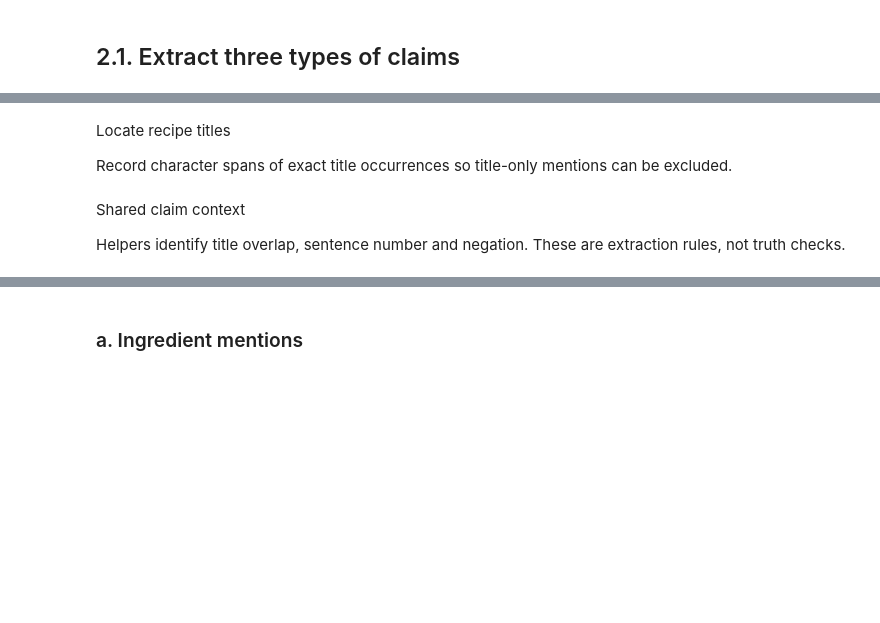
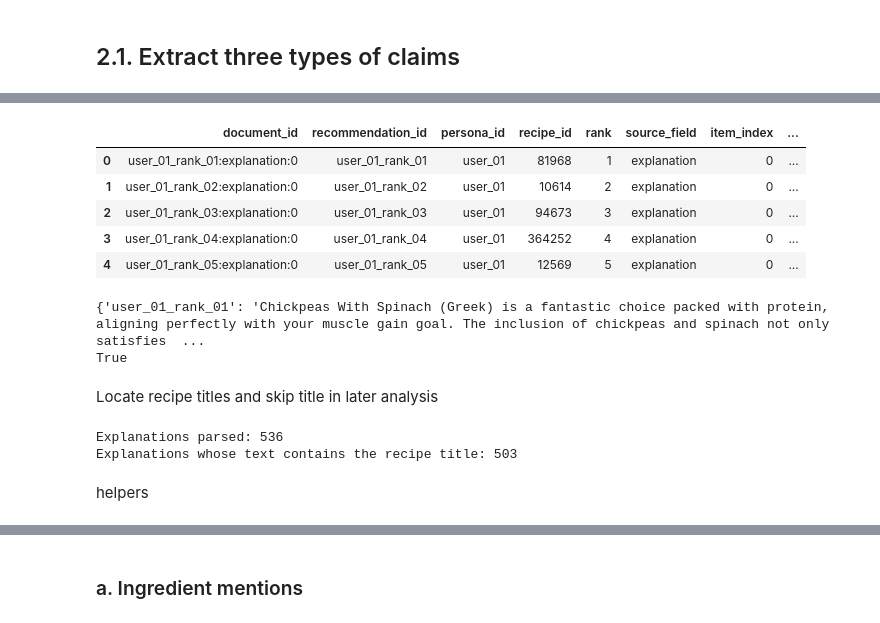
Before and after one commit to lay-animals-projects/food-recommender-evaluation, a Jupyter notebook: notebooks/extraction_verification.ipynb, the cells around one changed output, grey strips where cells are left out. Cells and saved outputs as stored; diff of their text form; code cells hidden in the pictures; blank space fills up the shorter version.

```diff
--- a/notebooks/extraction_verification.ipynb
+++ b/notebooks/extraction_verification.ipynb
@@ -420,19 +438,40 @@ Create `claim_texts`, `claim_index` and `claim_docs`. Each explanation is parsed
+# %%
+explanation_lemmas_df.head()
+# %% [output]
+|  | document_id | recommendation_id | persona_id | recipe_id | rank | source_field | item_index | ... |
+| 0 | user_01_rank_01:explanation:0 | user_01_rank_01 | user_01 | 81968 | 1 | explanation | 0 | ... |
+| 1 | user_01_rank_02:explanation:0 | user_01_rank_02 | user_01 | 10614 | 2 | explanation | 0 | ... |
+| 2 | user_01_rank_03:explanation:0 | user_01_rank_03 | user_01 | 94673 | 3 | explanation | 0 | ... |
+| 3 | user_01_rank_04:explanation:0 | user_01_rank_04 | user_01 | 364252 | 4 | explanation | 0 | ... |
+| 4 | user_01_rank_05:explanation:0 | user_01_rank_05 | user_01 | 12569 | 5 | explanation | 0 | ... |
 # %%
 # Parse every explanation once; 2.1 a-c read their claims from these parses.
 
 # Same ids as the processed lemma table: "<persona id>_rank_<rank>".
+# user_01_rank_01 -> explanation text
 claim_texts = {
     f"{entry['persona']['id']}_rank_{rank:02d}": rec["explanation"]
     for entry in recommendations
     for rank, rec in enumerate(entry["recommendations"], start=1)
 }
-assert set(claim_texts) == set(explanation_lemmas_df["recommendation_id"]), "ids differ from the lemma table"
+print(claim_texts)
+print(len(claim_texts)==len(explanation_lemmas_df))
 
 claim_index = explanation_lemmas_df[["recommendation_id", "persona_id", "recipe_id", "rank"]].copy()
 claim_ids = claim_index["recommendation_id"].tolist()
-claim_docs = dict(zip(claim_ids, text_nlp.pipe([claim_texts[i] for i in claim_ids], batch_size=64)))
+
+claim_docs = dict(
+    zip(
+        claim_ids,
+        text_nlp.pipe([
+            claim_texts[i]
+            for i in claim_ids
+        ], batch_size=64) # nlp process for all explanations, return doc.
+    )
+)
+# %% [output]
+{'user_01_rank_01': 'Chickpeas With Spinach (Greek) is a fantastic choice packed with protein, aligning perfectly with your muscle gain goal. The inclusion of chickpeas and spinach not only satisfies  ...
+True
 # %% [markdown]
-Locate recipe titles
-
-Record character spans of exact title occurrences so title-only mentions can be excluded.
+Locate recipe titles and skip title in later analysis
 # %%
@@ -446,5 +502,9 @@ for row in claim_index.itertuples():
+# %%
+print("Explanations parsed:", len(claim_docs))
+print("Explanations whose text contains the recipe title:", sum(bool(s) for s in claim_title_spans.values()))
+# %% [output]
+Explanations parsed: 536
+Explanations whose text contains the recipe title: 503
 # %% [markdown]
-Shared claim context
-
-Helpers identify title overlap, sentence number and negation. These are extraction rules, not truth checks.
+helpers
 # %%
```
Also changed, not shown: parts of 43 cells of this notebook.
